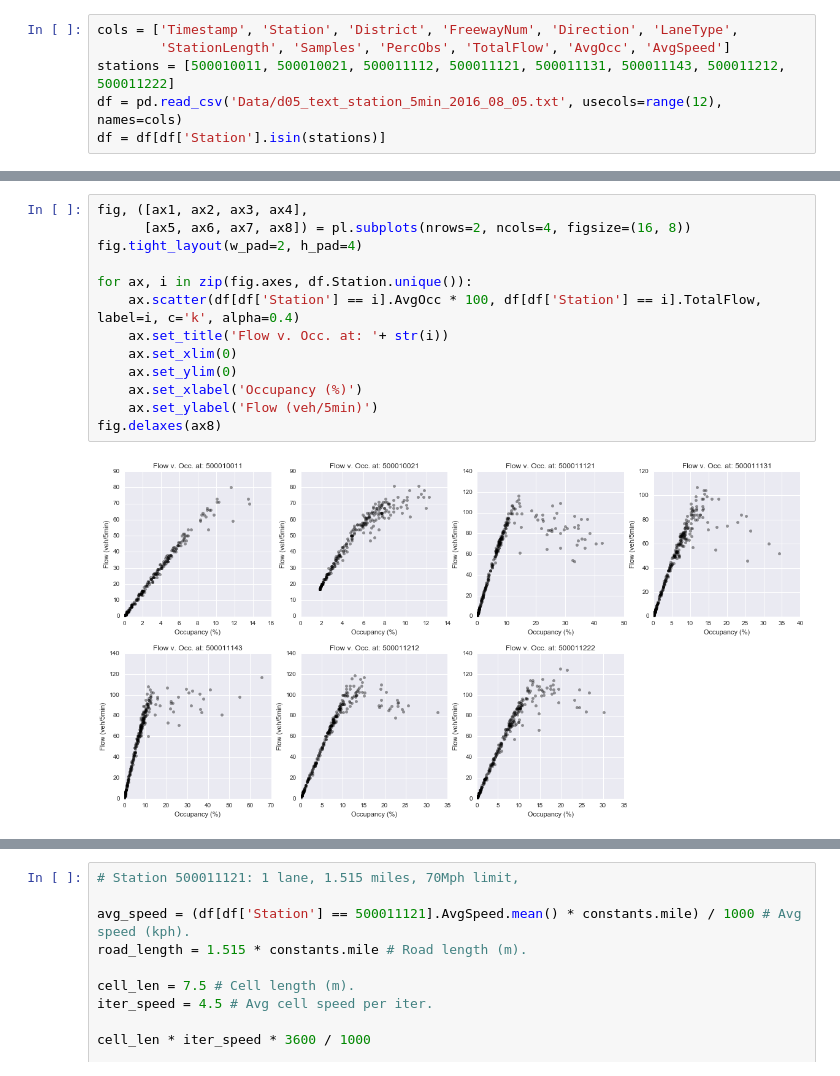
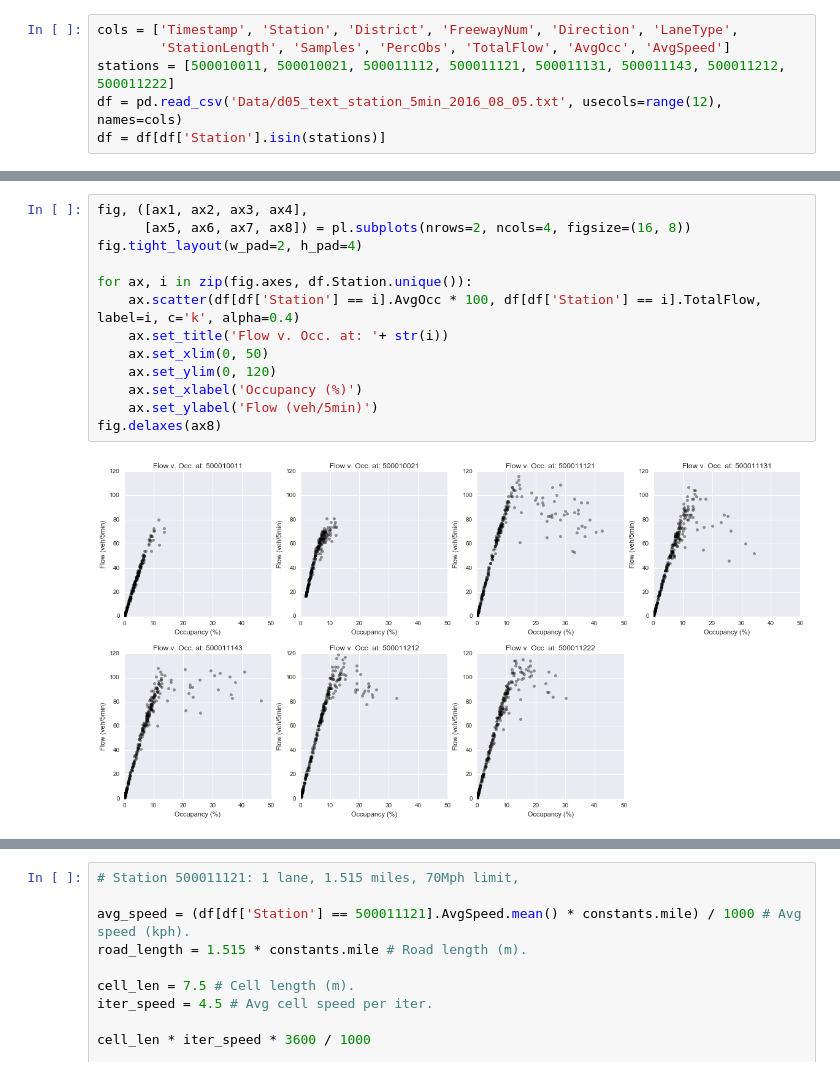
Before and after one commit to jvani/MM_CellularAutomaton, a Jupyter notebook: MM_SR1_Data.ipynb, the cells around one changed output, grey strips where cells are left out. Drawn from its saved outputs; the diff is of its cells as text.

```diff
--- a/MM_SR1_Data.ipynb
+++ b/MM_SR1_Data.ipynb
@@ -35,16 +37,16 @@ df.head(2)
 # %%
 fig, ([ax1, ax2, ax3, ax4],
       [ax5, ax6, ax7, ax8]) = pl.subplots(nrows=2, ncols=4, figsize=(16, 8))
 fig.tight_layout(w_pad=2, h_pad=4)
 
 for ax, i in zip(fig.axes, df.Station.unique()):
     ax.scatter(df[df['Station'] == i].AvgOcc * 100, df[df['Station'] == i].TotalFlow, label=i, c='k', alpha=0.4)
     ax.set_title('Flow v. Occ. at: '+ str(i))
-    ax.set_xlim(0)
-    ax.set_ylim(0)
+    ax.set_xlim(0, 50)
+    ax.set_ylim(0, 120)
     ax.set_xlabel('Occupancy (%)')
     ax.set_ylabel('Flow (veh/5min)')
 fig.delaxes(ax8)
 # %% [output]
-[figure, old version]
+[figure, new version]
 # %%
```
Also changed, not shown: parts of 7 cells of this notebook, 5 other files.
